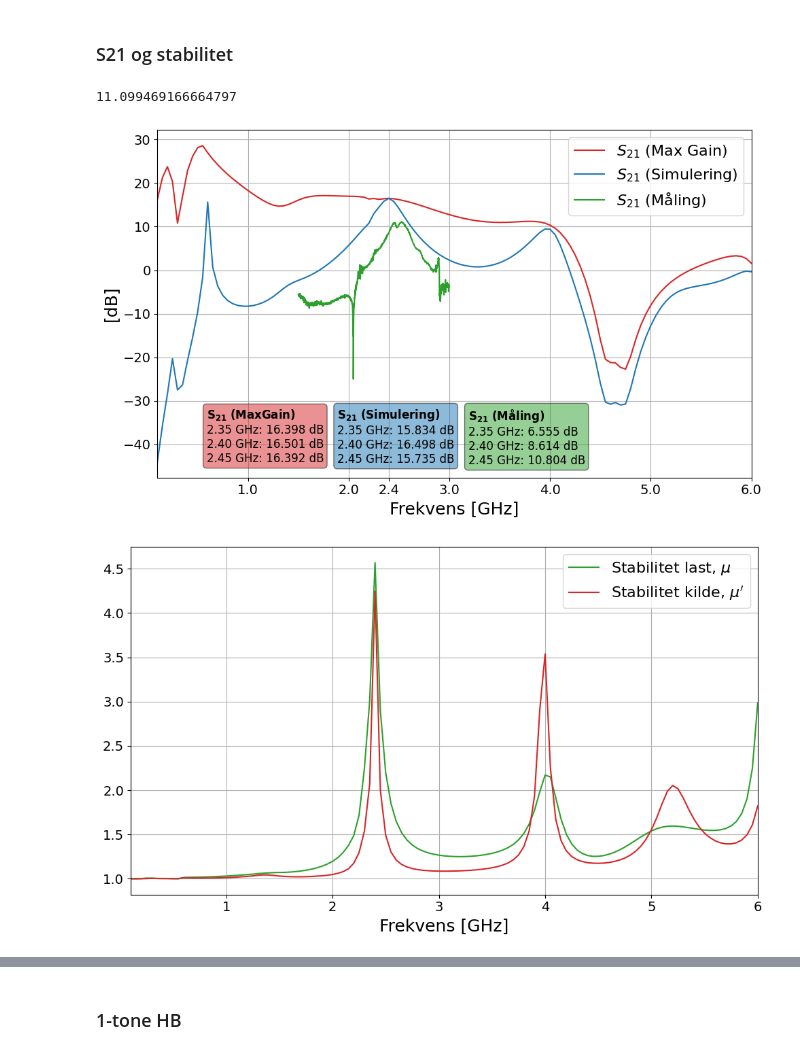
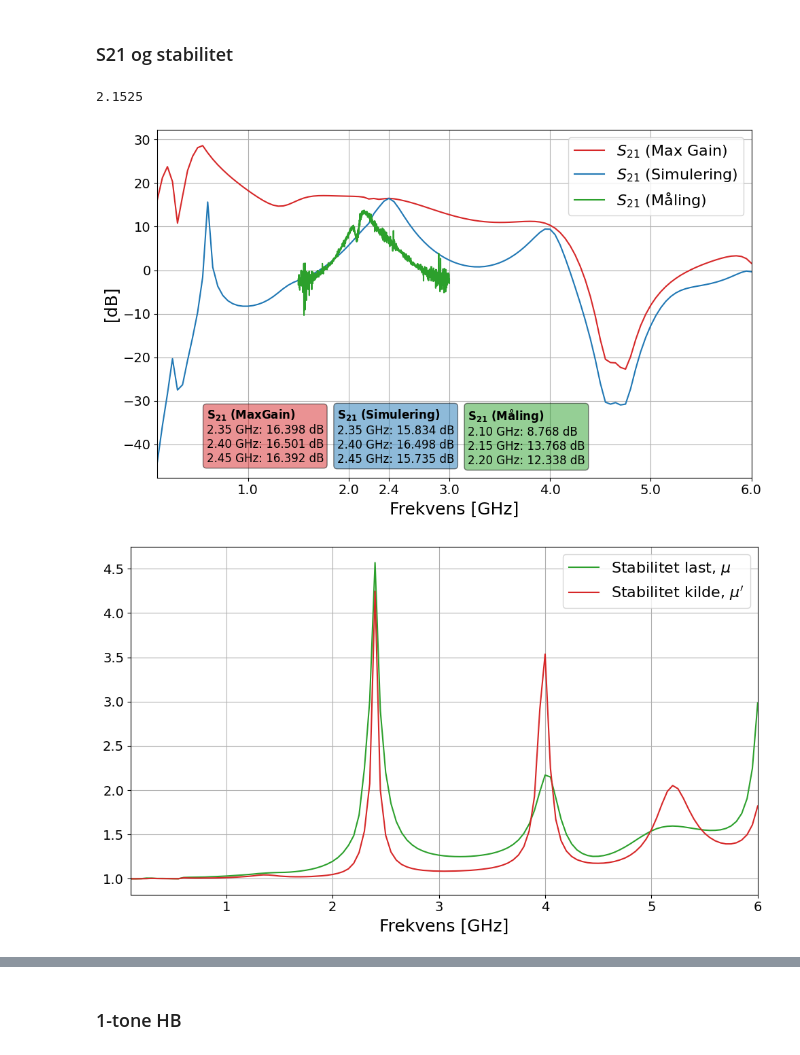
Before and after one commit to SkaugJr/TTT4201-Radiosystemdesign, a Jupyter notebook: Databehandling/Visualisering.ipynb, the cells around one changed output, grey strips where cells are left out. Saved outputs shown, nothing was run; the diff lists cells and outputs as text; code cells hidden in the pictures.

```diff
--- a/Databehandling/Visualisering.ipynb
+++ b/Databehandling/Visualisering.ipynb
@@ -202,23 +203,27 @@ plt.show()
 stabilitet = np.loadtxt('Data/Simulering/S_param/stab_factor.csv', delimiter=',', skiprows=16)
 stabilitet = pd.DataFrame(stabilitet, columns=['Frekvens', 'Stabilitet last', 'Stabilitet kilde'])
 
-MAG_S21 = np.loadtxt('Data/Simulering/S_param/MAG_S21.csv', delimiter=',', skiprows=16)
-MAG_S21 = pd.DataFrame(MAG_S21, columns=['Frekvens', 'Mag', 'S21'])
+MAG_S21 = np.loadtxt('Data/Simulering/S_param/MAG_S21_S11.csv', delimiter=',', skiprows=21)
+MAG_S21 = pd.DataFrame(MAG_S21, columns=['Frekvens', 'Mag', 'S21', 'S11'])
 
 # Load the s2p file
-S_Measured = rf.Network('Data/Måling/S_Measured.s2p')
+S_Measured = rf.Network('Data/Måling/group6sparam.s2p')
 S21_Measured = pd.DataFrame({
     'Frekvens': S_Measured.f / 1e9,
     'Value': 20 * np.log10(abs(S_Measured.s[:, 1, 0]))
 })
+S11_Measured = pd.DataFrame({
+    'Frekvens': S_Measured.f / 1e9,
+    'Value': 20 * np.log10(abs(S_Measured.s[:, 0, 0]))
+})
 
-print(S21_Measured['Value'].max())
+print(S21_Measured.loc[S21_Measured['Value'].idxmax(), 'Frekvens'])
 
 stabilitet['Frekvens'] = stabilitet['Frekvens'] / 1e9
 MAG_S21['Frekvens'] = MAG_S21['Frekvens'] / 1e9
 
 freqs = [2.35, 2.40, 2.45]
-freqs_measured = [2.3505, 2.40, 2.45025]
+freqs_measured = [2.1, 2.1525, 2.2005]
 s21_values = {freq: MAG_S21.loc[MAG_S21['Frekvens'] == freq, 'S21'].values[0] for freq in freqs}
 s21_values_max_gain = {freq: MAG_S21.loc[MAG_S21['Frekvens'] == freq, 'Mag'].values[0] for freq in freqs}
 s21_values_measured = {freq: S21_Measured.loc[S21_Measured['Frekvens'] == freq, 'Value'].values[0] for freq in freqs_measured}
@@ -255,33 +260,47 @@ plt.gca().text(0.5, 0.2, textstr, transform=plt.gca().transAxes, fontsize=12,
 
 textstr = r'$\mathbf{S_{21}\ (Måling)}$' + '\n' + '\n'.join([f'{freq:.2f} GHz: {s21_values_measured[freq]:.3f} dB' for freq in freqs_measured])
 props = dict(boxstyle='round', facecolor='tab:green', alpha=0.5)
 plt.gca().text(0.72, 0.2, textstr, transform=plt.gca().transAxes, fontsize=12,
                verticalalignment='top', horizontalalignment='right', bbox=props, multialignment='left')
 
 # Increase tick label size
 plt.gca().tick_params(axis='both', which='major', labelsize=14)
 
 # Show plot
 plt.tight_layout()
 plt.show()
 
 # Plot Stabilitet last and Stabilitet kilde (Figure 2)
 plt.figure(figsize=(10, 6))
 plt.plot(stabilitet['Frekvens'], stabilitet['Stabilitet last'], color='tab:green', label=r'Stabilitet last, $\mu$')
 plt.plot(stabilitet['Frekvens'], stabilitet['Stabilitet kilde'], color='tab:red', label=r'Stabilitet kilde, $\mu^{\prime}$')
 plt.xlabel('Frekvens [GHz]', fontsize=18)
 plt.legend(fontsize=16)
 plt.grid(True)
 #plt.title('Stabilitet', fontsize=20)
 plt.xlim(0.1, 6)
 
 # Increase tick label size
 plt.gca().tick_params(axis='both', which='major', labelsize=14)
 
 # Show plot
 plt.tight_layout()
 plt.show()
+
+plt.figure(figsize=(10, 6))
+plt.plot(MAG_S21['Frekvens'], MAG_S21['S11'], label=r'$S_{11}$ (Simulering)', color='tab:blue')
+plt.plot(S11_Measured['Frekvens'], S11_Measured['Value'], label=r'$S_{11}$ (Måling)', color='tab:green')
+plt.xlabel('Frekvens [GHz]', fontsize=18)
+plt.ylabel('[dB]', fontsize=18)
+plt.legend(fontsize=16, loc='lower right')
+plt.grid(True)
+plt.xlim(1.50, 3.00)
+plt.xticks(np.arange(1.5,3.0, 0.1),fontsize=14)
+plt.yticks(fontsize=14)
+
+plt.grid(True)
+plt.show()
 # %% [output]
-11.099469166664797
+2.1525
-[figure, old version]
+[figure, new version]
 [figure]
```
Also changed, not shown: parts of 3 cells of this notebook, 13 other files.
